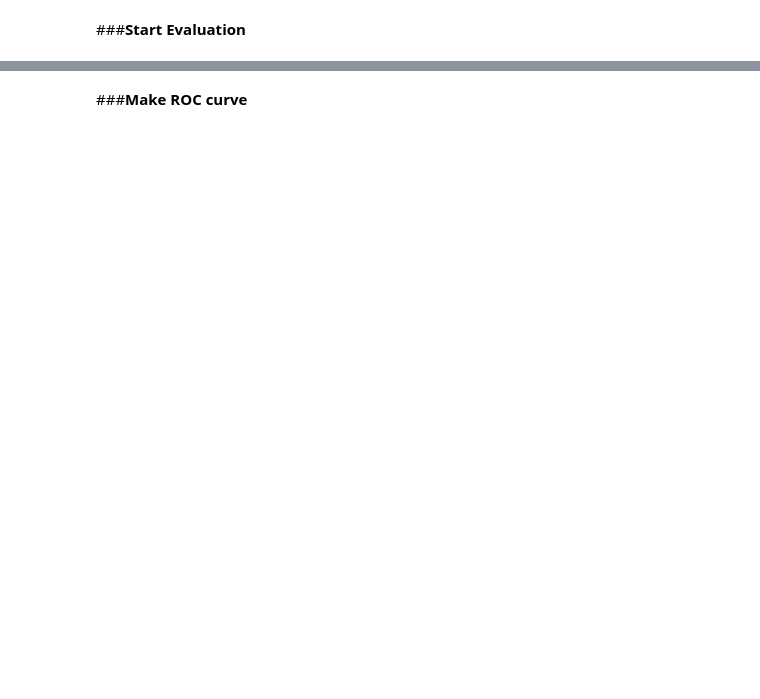
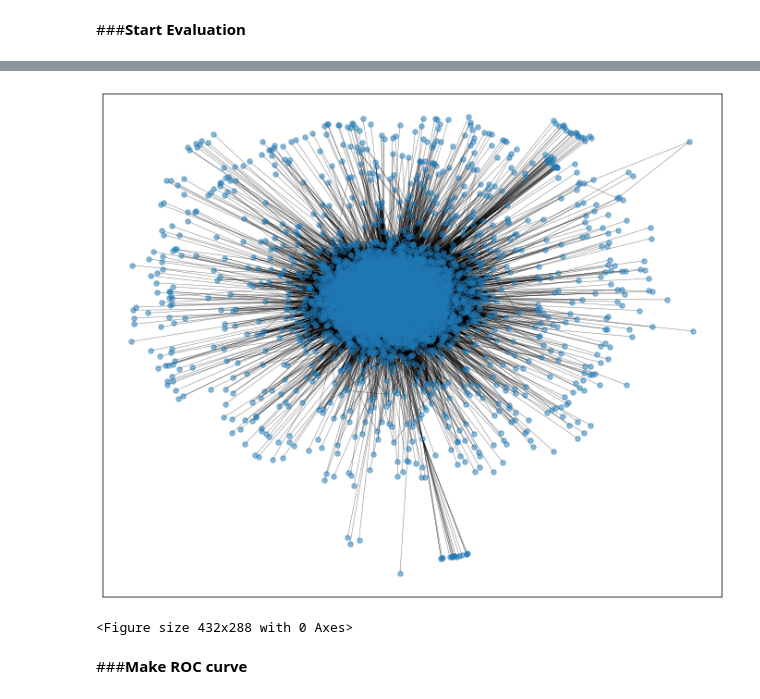
Before and after one commit to deepakshb/dsl2020-ppis, a Jupyter notebook: PPI_Yeast_Implementatio.ipynb, the cells around one changed output, grey strips where cells are left out. Drawn from its saved outputs; the diff is of its cells as text; code cells hidden in the pictures; blank space fills up the shorter version.

```diff
--- a/PPI_Yeast_Implementatio.ipynb
+++ b/PPI_Yeast_Implementatio.ipynb
@@ -340,2 +375,15 @@ epoch = 20/20 - loss = 0.3705 roc_auc_score = 0.9164 val_loss = 0.4069 val_roc_a
+# %%
+plt.figure(1, figsize=(12, 10))
+
+pos = nx.spring_layout(G)
+
+nx.draw_networkx_nodes(G, pos,alpha=0.5, node_size=30)
+nx.draw_networkx_edges(G, pos,width=0.5,alpha=0.5)
+#nx.draw_networkx_labels(graph_train, pos, font_size=1)
+plt.show()
+plt.savefig('/content/drive/My Drive/Colab Notebooks/DSLab/eval/images/graph.jpeg')
+# %% [output]
+[figure, added]
+<Figure size 432x288 with 0 Axes>
 # %% [markdown]
 ###**Make ROC curve**
```
Also changed, not shown: parts of 26 cells of this notebook.
